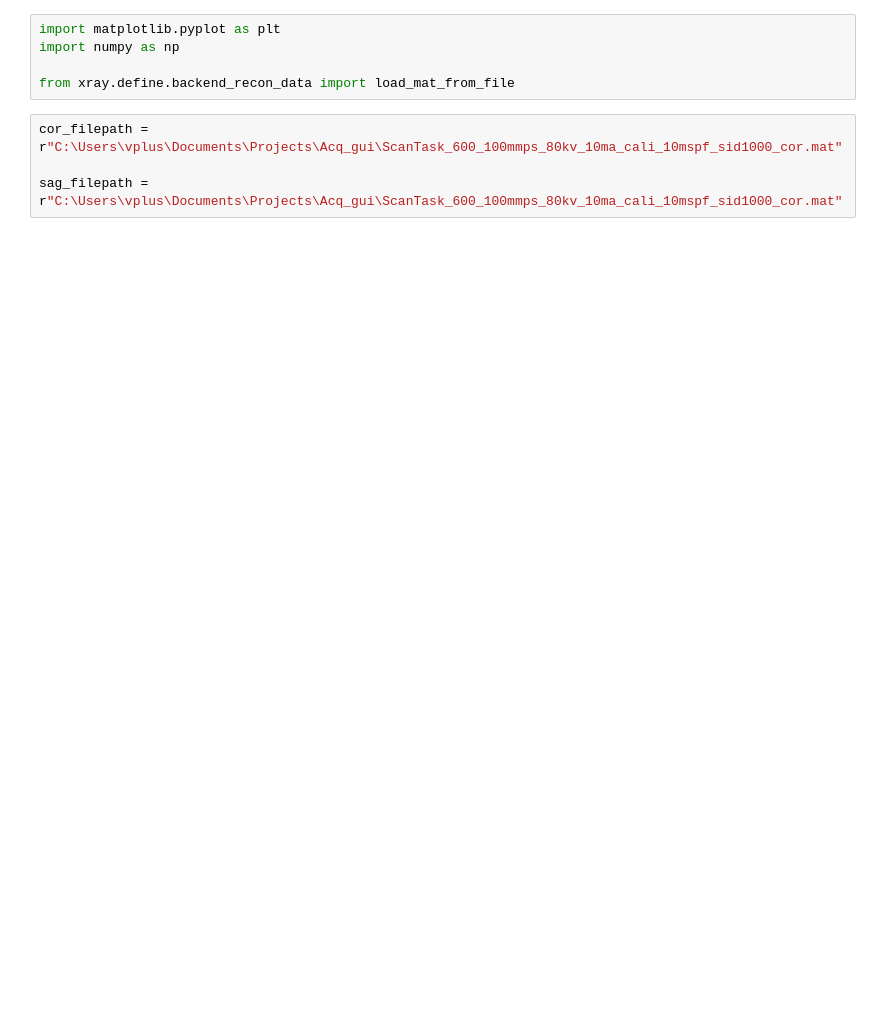
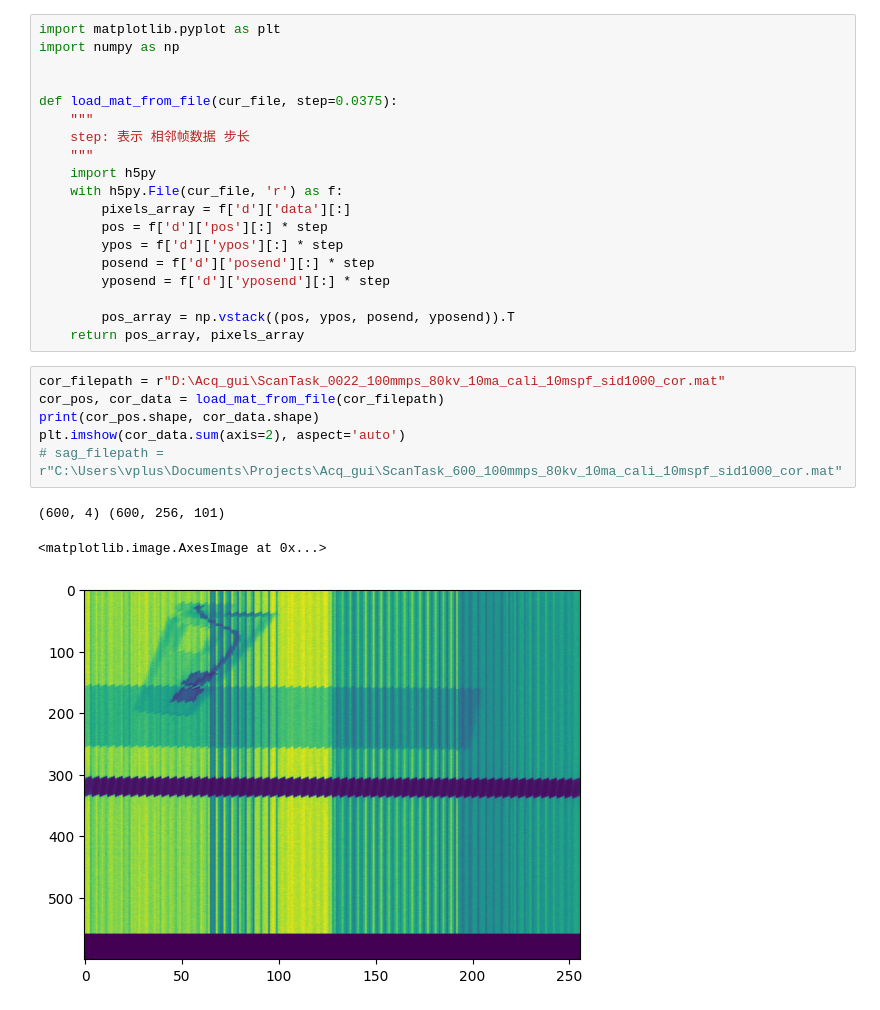
Before and after one commit to hqllab/Acq_gui, a Jupyter notebook: src/check_data.ipynb, the cells around one changed output. Drawn from its saved outputs; the diff is of its cells as text; blank space fills up the shorter version.

Commit message:
new scan gui

```diff
--- a/src/check_data.ipynb
+++ b/src/check_data.ipynb
@@ -1,10 +1,30 @@
-# %%
-import matplotlib.pyplot as plt
-import numpy as np
-
-from xray.define.backend_recon_data import load_mat_from_file
+# %%
+import matplotlib.pyplot as plt
+import numpy as np
+
+
+def load_mat_from_file(cur_file, step=0.0375):
+    """
+    step: 表示 相邻帧数据 步长
+    """
+    import h5py
+    with h5py.File(cur_file, 'r') as f:
+        pixels_array = f['d']['data'][:]
+        pos = f['d']['pos'][:] * step
+        ypos = f['d']['ypos'][:] * step
+        posend = f['d']['posend'][:] * step
+        yposend = f['d']['yposend'][:] * step
+
+        pos_array = np.vstack((pos, ypos, posend, yposend)).T
+    return pos_array, pixels_array
 # %%
-cor_filepath = r"C:\Users\vplus\Documents\Projects\Acq_gui\ScanTask_600_100mmps_80kv_10ma_cali_10mspf_sid1000_cor.mat"
-
-sag_filepath = r"C:\Users\vplus\Documents\Projects\Acq_gui\ScanTask_600_100mmps_80kv_10ma_cali_10mspf_sid1000_cor.mat"
+cor_filepath = r"D:\Acq_gui\ScanTask_0022_100mmps_80kv_10ma_cali_10mspf_sid1000_cor.mat"
+cor_pos, cor_data = load_mat_from_file(cor_filepath)
+print(cor_pos.shape, cor_data.shape)
+plt.imshow(cor_data.sum(axis=2), aspect='auto')
+# sag_filepath = r"C:\Users\vplus\Documents\Projects\Acq_gui\ScanTask_600_100mmps_80kv_10ma_cali_10mspf_sid1000_cor.mat"
+# %% [output]
+(600, 4) (600, 256, 101)
+<matplotlib.image.AxesImage at 0x...>
+[figure, added]
 # %%
```
Also changed, not shown: parts of 8 cells of this notebook, 7 other files.
